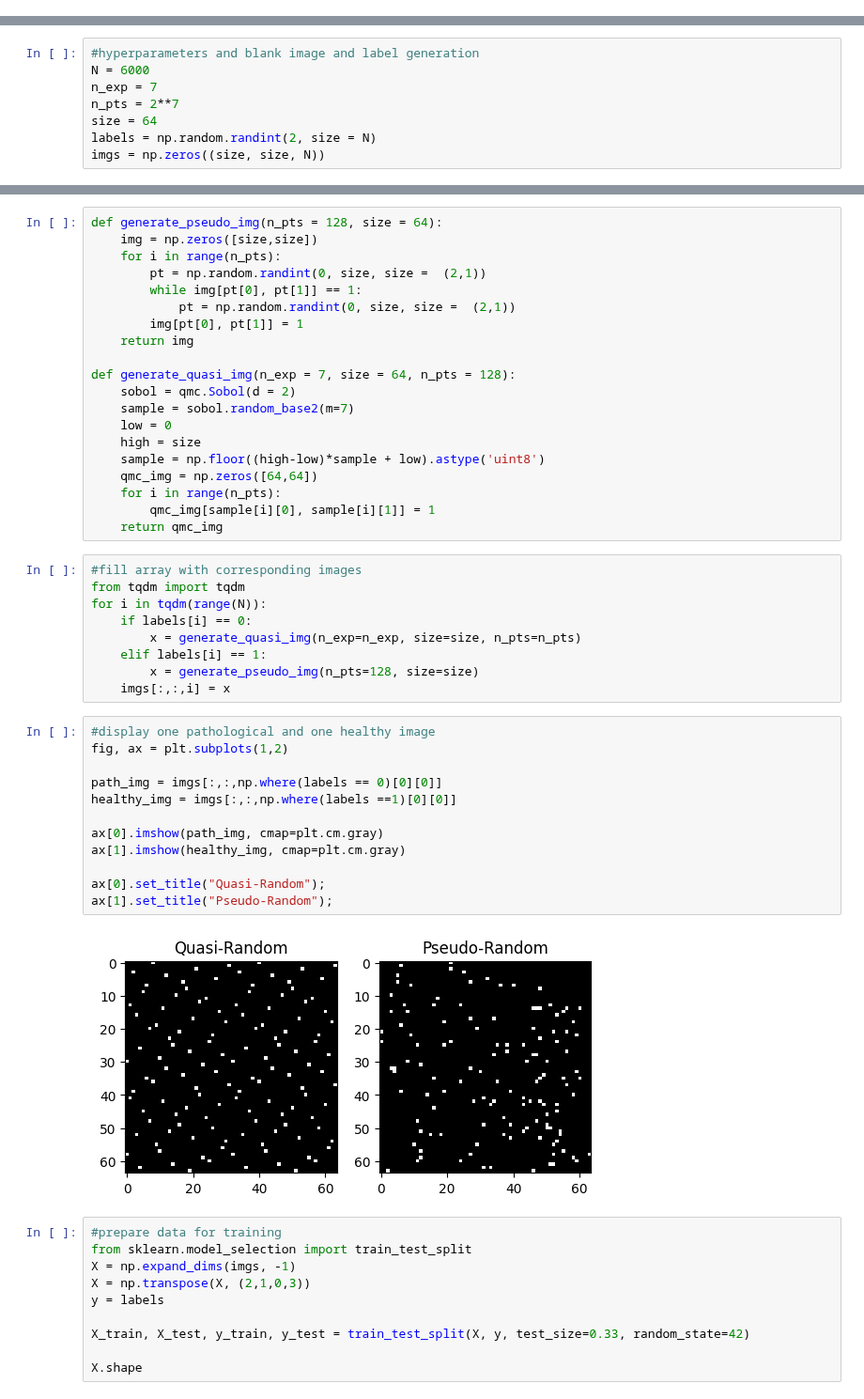
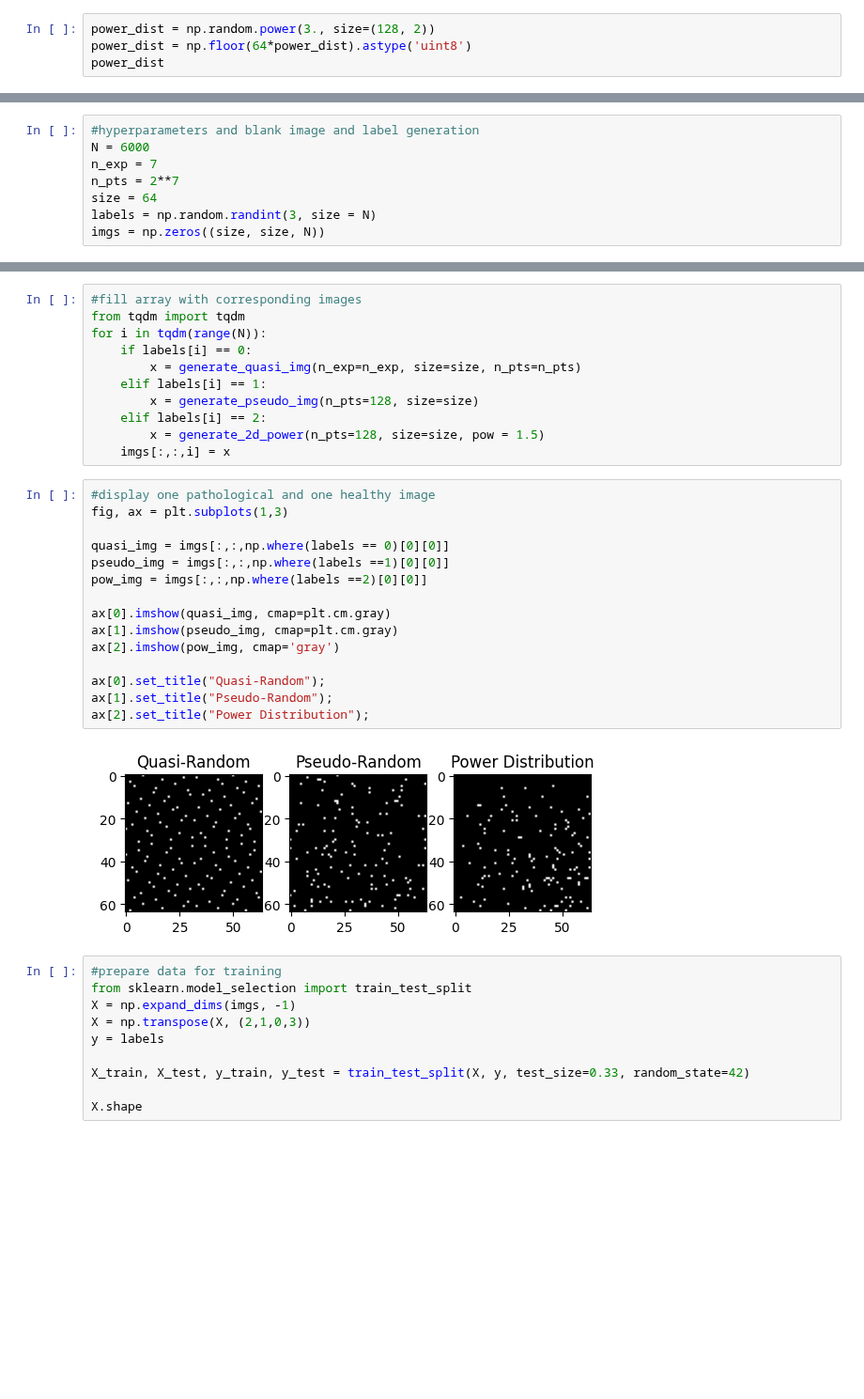
Before and after one commit to Kayzi0/ExplainBlobs, a Jupyter notebook: model_train.ipynb, the cells around one changed output, grey strips where cells are left out. Shown at 94% size. Drawn from its saved outputs; the diff is of its cells as text; blank space fills up the shorter version.

Commit message:
added power dist class

```diff
--- a/model_train.ipynb
+++ b/model_train.ipynb
@@ -16 +17,5 @@ from keras import layers
 import explainabilityModels
+# %%
+power_dist = np.random.power(3., size=(128, 2))
+power_dist = np.floor(64*power_dist).astype('uint8')
+power_dist
@@ -20,5 +51,5 @@ N = 6000
 n_exp = 7
 n_pts = 2**7
 size = 64
-labels = np.random.randint(2, size = N)
+labels = np.random.randint(3, size = N)
 imgs = np.zeros((size, size, N))
@@ -27,23 +56,3 @@ imgs = np.zeros((size, size, N))
-# %%
-def generate_pseudo_img(n_pts = 128, size = 64):
-    img = np.zeros([size,size])
-    for i in range(n_pts):
-        pt = np.random.randint(0, size, size =  (2,1))
-        while img[pt[0], pt[1]] == 1:
-            pt = np.random.randint(0, size, size =  (2,1))
-        img[pt[0], pt[1]] = 1
-    return img
-
-def generate_quasi_img(n_exp = 7, size = 64, n_pts = 128):
-    sobol = qmc.Sobol(d = 2)
-    sample = sobol.random_base2(m=7)
-    low = 0
-    high = size
-    sample = np.floor((high-low)*sample + low).astype('uint8')
-    qmc_img = np.zeros([64,64])
-    for i in range(n_pts):
-        qmc_img[sample[i][0], sample[i][1]] = 1
-    return qmc_img
 # %%
 #fill array with corresponding images
 from tqdm import tqdm
@@ -52,21 +61,26 @@ for i in tqdm(range(N)):
         x = generate_quasi_img(n_exp=n_exp, size=size, n_pts=n_pts)
     elif labels[i] == 1:
         x = generate_pseudo_img(n_pts=128, size=size)
+    elif labels[i] == 2:
+        x = generate_2d_power(n_pts=128, size=size, pow = 1.5)
     imgs[:,:,i] = x
 # %%
 #display one pathological and one healthy image
-fig, ax = plt.subplots(1,2)
+fig, ax = plt.subplots(1,3)
 
-path_img = imgs[:,:,np.where(labels == 0)[0][0]]
-healthy_img = imgs[:,:,np.where(labels ==1)[0][0]]
+quasi_img = imgs[:,:,np.where(labels == 0)[0][0]]
+pseudo_img = imgs[:,:,np.where(labels ==1)[0][0]]
+pow_img = imgs[:,:,np.where(labels ==2)[0][0]]
 
-ax[0].imshow(path_img, cmap=plt.cm.gray)
-ax[1].imshow(healthy_img, cmap=plt.cm.gray)
+ax[0].imshow(quasi_img, cmap=plt.cm.gray)
+ax[1].imshow(pseudo_img, cmap=plt.cm.gray)
+ax[2].imshow(pow_img, cmap='gray')
 
 ax[0].set_title("Quasi-Random");
 ax[1].set_title("Pseudo-Random");
+ax[2].set_title("Power Distribution");
 # %% [output]
-[figure, old version]
+[figure, new version]
 # %%
 #prepare data for training
 from sklearn.model_selection import train_test_split
```
Also changed, not shown: parts of 14 cells of this notebook.
